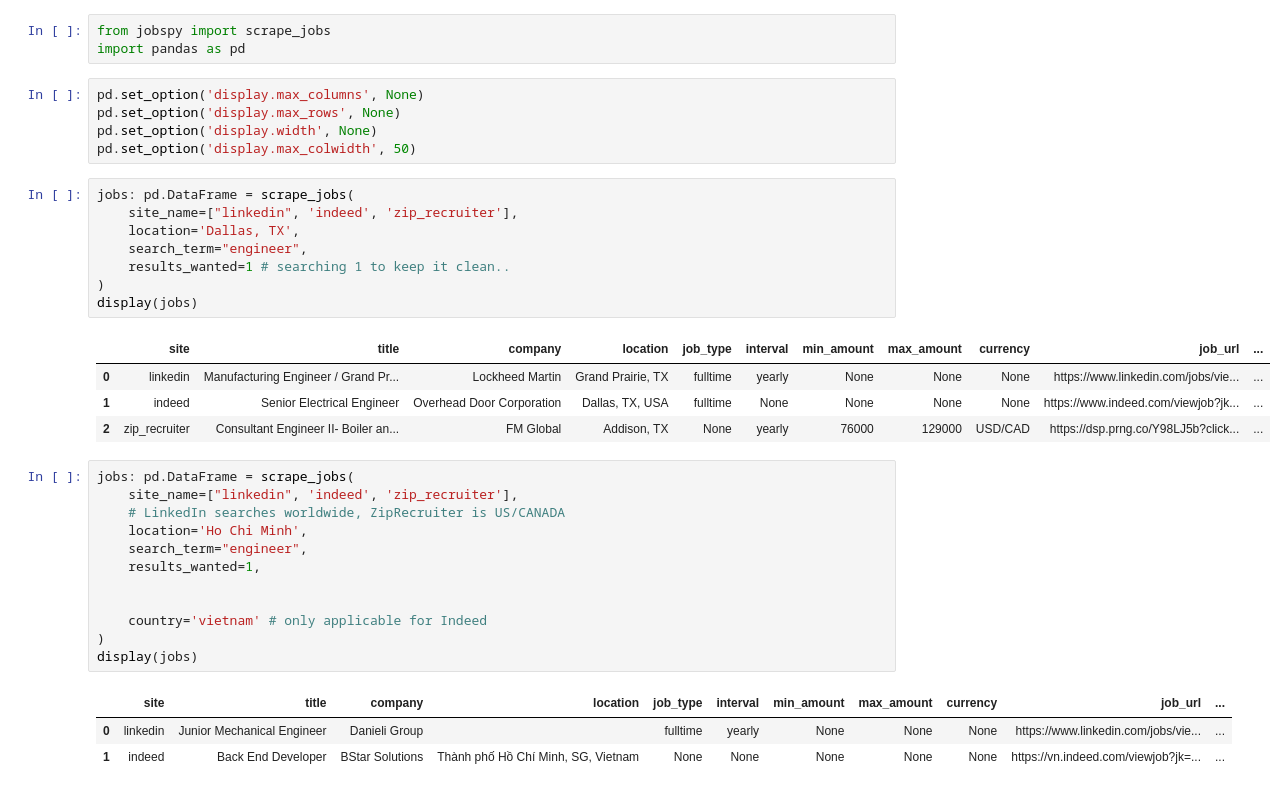
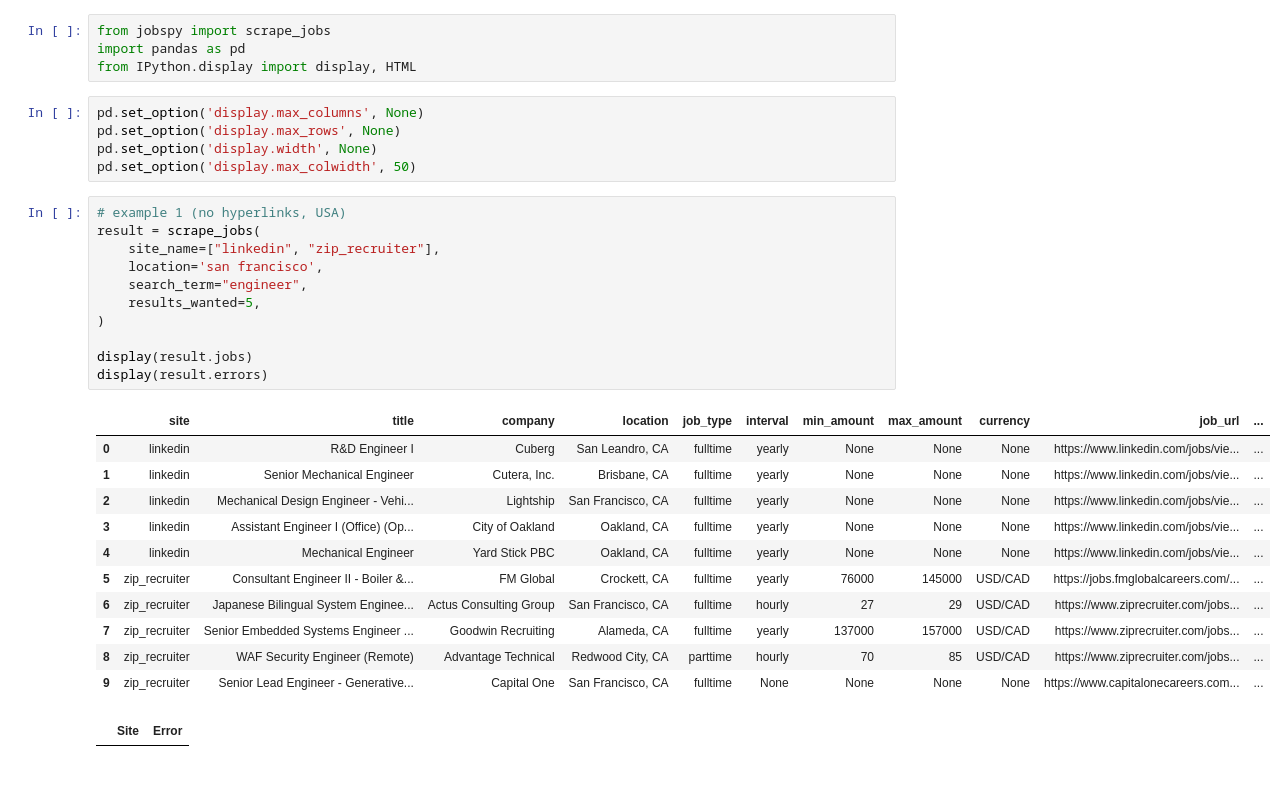
Before and after one commit to Bunsly/JobSpy, a Jupyter notebook: JobSpy_Demo.ipynb, the cells around one changed output. Saved outputs shown, nothing was run; the diff lists cells and outputs as text.

```diff
--- a/JobSpy_Demo.ipynb
+++ b/JobSpy_Demo.ipynb
@@ -1,37 +1,33 @@
 # %%
 from jobspy import scrape_jobs
 import pandas as pd
+from IPython.display import display, HTML
 # %%
 pd.set_option('display.max_columns', None)
 pd.set_option('display.max_rows', None)
 pd.set_option('display.width', None)
 pd.set_option('display.max_colwidth', 50)
 # %%
-jobs: pd.DataFrame = scrape_jobs(
-    site_name=["linkedin", 'indeed', 'zip_recruiter'],
-    location='Dallas, TX',
+# example 1 (no hyperlinks, USA)
+result = scrape_jobs(
+    site_name=["linkedin", "zip_recruiter"],
+    location='san francisco',
     search_term="engineer",
-    results_wanted=1 # searching 1 to keep it clean..
+    results_wanted=5,
 )
-display(jobs)
+
+display(result.jobs)
+display(result.errors)
 # %% [output]
 |  | site | title | company | location | job_type | interval | min_amount | max_amount | currency | job_url | ... |
-| 0 | linkedin | Manufacturing Engineer / Grand Pr... | Lockheed Martin | Grand Prairie, TX | fulltime | yearly | None | None | None | https://www.linkedin.com/jobs/vie... | ... |
-| 1 | indeed | Senior Electrical Engineer | Overhead Door Corporation | Dallas, TX, USA | fulltime | None | None | None | None | https://www.indeed.com/viewjob?jk... | ... |
-| 2 | zip_recruiter | Consultant Engineer II- Boiler an... | FM Global | Addison, TX | None | yearly | 76000 | 129000 | USD/CAD | https://dsp.prng.co/Y98LJ5b?click... | ... |
+| 0 | linkedin | R&D Engineer I | Cuberg | San Leandro, CA | fulltime | yearly | None | None | None | https://www.linkedin.com/jobs/vie... | ... |
+| 1 | linkedin | Senior Mechanical Engineer | Cutera, Inc. | Brisbane, CA | fulltime | yearly | None | None | None | https://www.linkedin.com/jobs/vie... | ... |
+| 2 | linkedin | Mechanical Design Engineer - Vehi... | Lightship | San Francisco, CA | fulltime | yearly | None | None | None | https://www.linkedin.com/jobs/vie... | ... |
+| 3 | linkedin | Assistant Engineer I (Office) (Op... | City of Oakland | Oakland, CA | fulltime | yearly | None | None | None | https://www.linkedin.com/jobs/vie... | ... |
+| 4 | linkedin | Mechanical Engineer | Yard Stick PBC | Oakland, CA | fulltime | yearly | None | None | None | https://www.linkedin.com/jobs/vie... | ... |
+| 5 | zip_recruiter | Consultant Engineer II - Boiler &... | FM Global | Crockett, CA | fulltime | yearly | 76000 | 145000 | USD/CAD | https://jobs.fmglobalcareers.com/... | ... |
+| 6 | zip_recruiter | Japanese Bilingual System Enginee... | Actus Consulting Group | San Francisco, CA | fulltime | hourly | 27 | 29 | USD/CAD | https://www.ziprecruiter.com/jobs... | ... |
+| 7 | zip_recruiter | Senior Embedded Systems Engineer ... | Goodwin Recruiting | Alameda, CA | fulltime | yearly | 137000 | 157000 | USD/CAD | https://www.ziprecruiter.com/jobs... | ... |
+| 8 | zip_recruiter | WAF Security Engineer (Remote) | Advantage Technical | Redwood City, CA | parttime | hourly | 70 | 85 | USD/CAD | https://www.ziprecruiter.com/jobs... | ... |
+| 9 | zip_recruiter | Senior Lead Engineer - Generative... | Capital One | San Francisco, CA | fulltime | None | None | None | None | https://www.capitalonecareers.com... | ... |
+|  | Site | Error |
-# %%
-jobs: pd.DataFrame = scrape_jobs(
-    site_name=["linkedin", 'indeed', 'zip_recruiter'],
-    # LinkedIn searches worldwide, ZipRecruiter is US/CANADA
-    location='Ho Chi Minh',
-    search_term="engineer",
-    results_wanted=1,
-
-
-    country='vietnam' # only applicable for Indeed
-)
-display(jobs)
-# %% [output]
-|  | site | title | company | location | job_type | interval | min_amount | max_amount | currency | job_url | ... |
-| 0 | linkedin | Junior Mechanical Engineer | Danieli Group |  | fulltime | yearly | None | None | None | https://www.linkedin.com/jobs/vie... | ... |
-| 1 | indeed | Back End Developer | BStar Solutions | Thành phố Hồ Chí Minh, SG, Vietnam | None | None | None | None | None | https://vn.indeed.com/viewjob?jk=... | ... |
```
Also changed, not shown: parts of 7 cells of this notebook, 6 other files.
